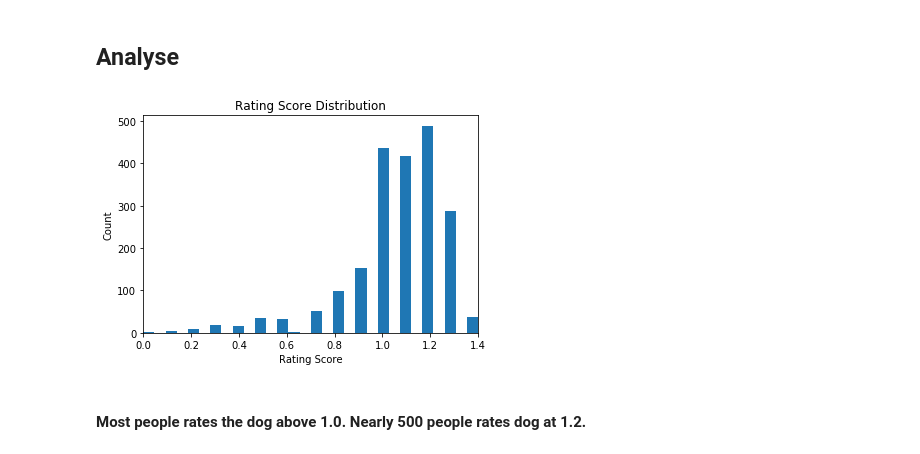
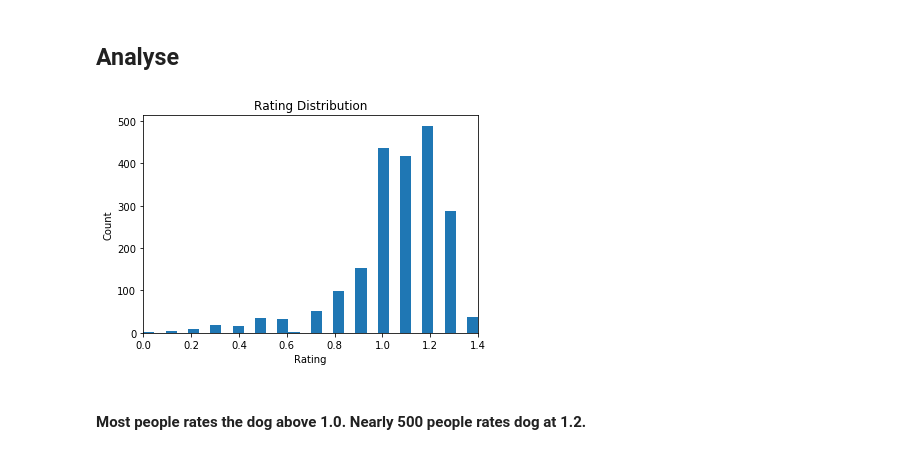
Before and after one commit to michellemao0224/Data-Wrangling, a Jupyter notebook: Project/wrangle_act.ipynb, the cells around one changed output. Drawn from its saved outputs; the diff is of its cells as text; code cells hidden in the pictures.

```diff
--- a/Project/wrangle_act.ipynb
+++ b/Project/wrangle_act.ipynb
@@ -472,11 +393,11 @@ archive = pd.read_csv('twitter_archive_master.csv')
 # %%
 plt.hist(x = archive.rating, bins = 30)
 plt.xlim(0,1.4)
-plt.xlabel('Rating Score');
+plt.xlabel('Rating');
 plt.ylabel('Count');
-plt.title('Rating Score Distribution');
+plt.title('Rating Distribution');
 plt.show()
 # %% [output]
-[figure, old version]
+[figure, new version]
 # %% [markdown]
 #### Most people rates the dog above 1.0. Nearly 500 people rates dog at 1.2.
```
Also changed, not shown: parts of 17 cells of this notebook, 1 other file.
